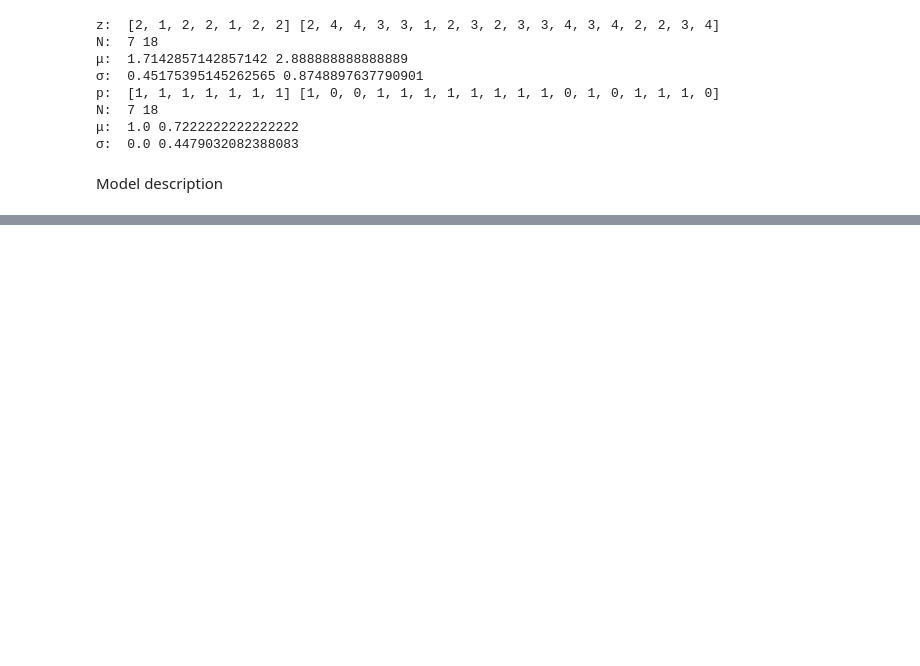
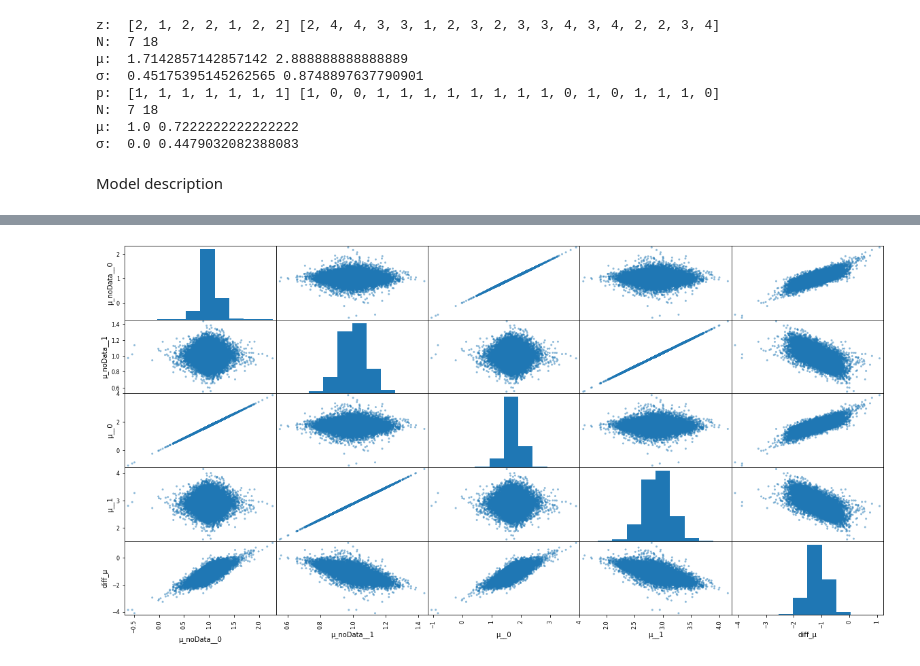
Before and after one commit to jonasIshoejNielsen/2021_prpro_exam, a Jupyter notebook: exam-mush.ipynb, the cells around one changed output, grey strips where cells are left out. Cells and saved outputs as stored; diff of their text form; code cells hidden in the pictures; blank space fills up the shorter version.

```diff
--- a/exam-mush.ipynb
+++ b/exam-mush.ipynb
@@ -211,2 +216,8 @@ plotMethod2(trace_h1_pure, model_h1_pure)
 # %%
 # plotMethod2(trace_h1_positive, model_h1_positive)
+# %%
+scatter_matrix(pm.trace_to_dataframe(trace_h1_pure, varnames=['μ_noData', 'μ', 'diff_μ']), figsize=(20, 10));
+# pm.plot_pair(az.from_pymc3(trace_h1_pure, model=model_h1_pure), var_names=['log10_ν', 'μ', 'diff_μ'])
+# plt.show()
+# %% [output]
+[figure, added]
```
Also changed, not shown: parts of 8 cells of this notebook, 8 other files.
